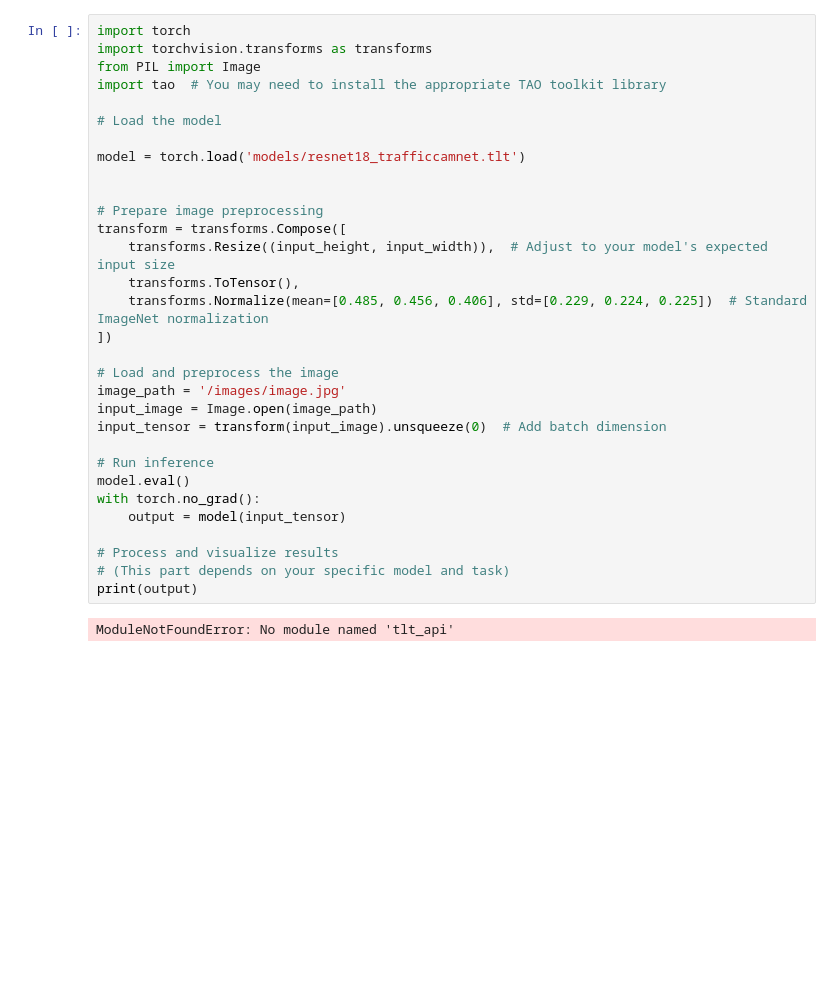
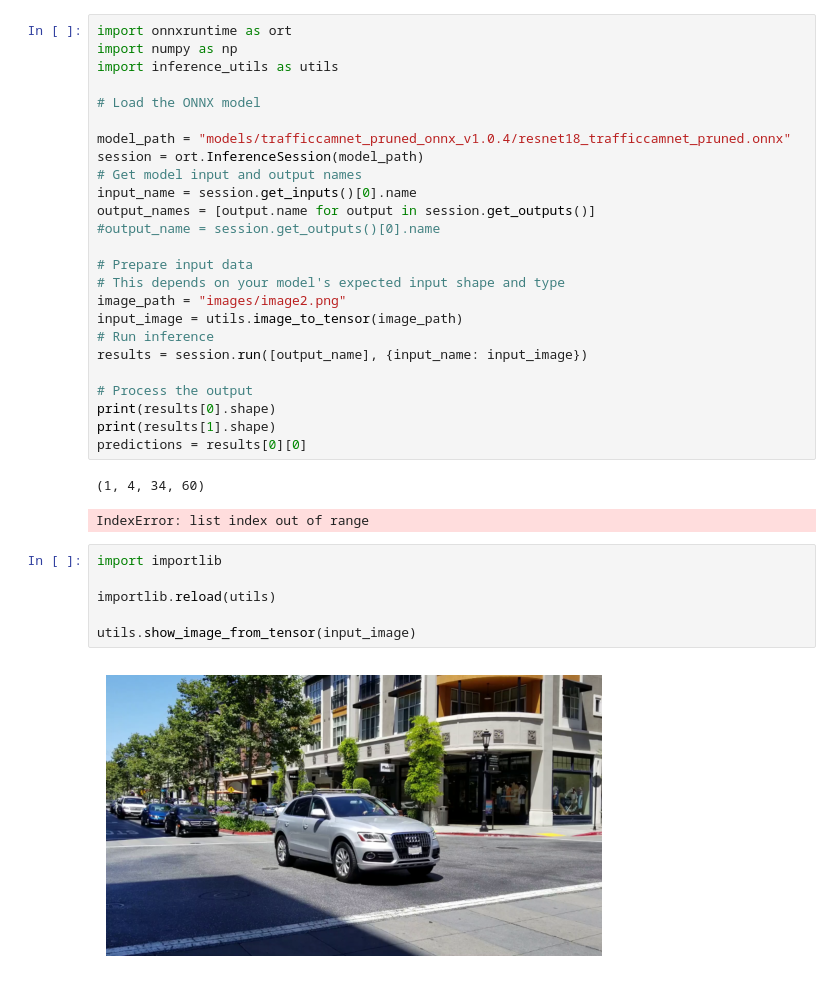
Before and after one commit to MarcosElFlamenco/cv-model-compression, a Jupyter notebook: test_inference.ipynb, the cells around one changed output. Saved outputs shown, nothing was run; the diff lists cells and outputs as text; blank space fills up the shorter version.

Commit message:
inference works

```diff
--- a/test_inference.ipynb
+++ b/test_inference.ipynb
@@ -1,33 +1,36 @@
-# %%
-import torch
-import torchvision.transforms as transforms
-from PIL import Image
-import tao  # You may need to install the appropriate TAO toolkit library
-
-# Load the model
-
-model = torch.load('models/resnet18_trafficcamnet.tlt')
-
-
-# Prepare image preprocessing
-transform = transforms.Compose([
-    transforms.Resize((input_height, input_width)),  # Adjust to your model's expected input size
-    transforms.ToTensor(),
-    transforms.Normalize(mean=[0.485, 0.456, 0.406], std=[0.229, 0.224, 0.225])  # Standard ImageNet normalization
-])
-
-# Load and preprocess the image
-image_path = '/images/image.jpg'
-input_image = Image.open(image_path)
-input_tensor = transform(input_image).unsqueeze(0)  # Add batch dimension
-
-# Run inference
-model.eval()
-with torch.no_grad():
-    output = model(input_tensor)
-
-# Process and visualize results
-# (This part depends on your specific model and task)
-print(output)
-# %% [output]
-ModuleNotFoundError: No module named 'tlt_api'
+# %%
+import onnxruntime as ort
+import numpy as np
+import inference_utils as utils
+
+# Load the ONNX model
+
+model_path = "models/trafficcamnet_pruned_onnx_v1.0.4/resnet18_trafficcamnet_pruned.onnx"
+session = ort.InferenceSession(model_path)
+# Get model input and output names
+input_name = session.get_inputs()[0].name
+output_names = [output.name for output in session.get_outputs()]
+#output_name = session.get_outputs()[0].name
+
+# Prepare input data
+# This depends on your model's expected input shape and type
+image_path = "images/image2.png"
+input_image = utils.image_to_tensor(image_path)
+# Run inference
+results = session.run([output_name], {input_name: input_image})
+
+# Process the output
+print(results[0].shape)
+print(results[1].shape)
+predictions = results[0][0]
+# %% [output]
+(1, 4, 34, 60)
+IndexError: list index out of range
+# %%
+import importlib
+
+importlib.reload(utils)
+
+utils.show_image_from_tensor(input_image)
+# %% [output]
+[figure, added]
```
Also changed, not shown: parts of 2 cells of this notebook, 1 other file.
